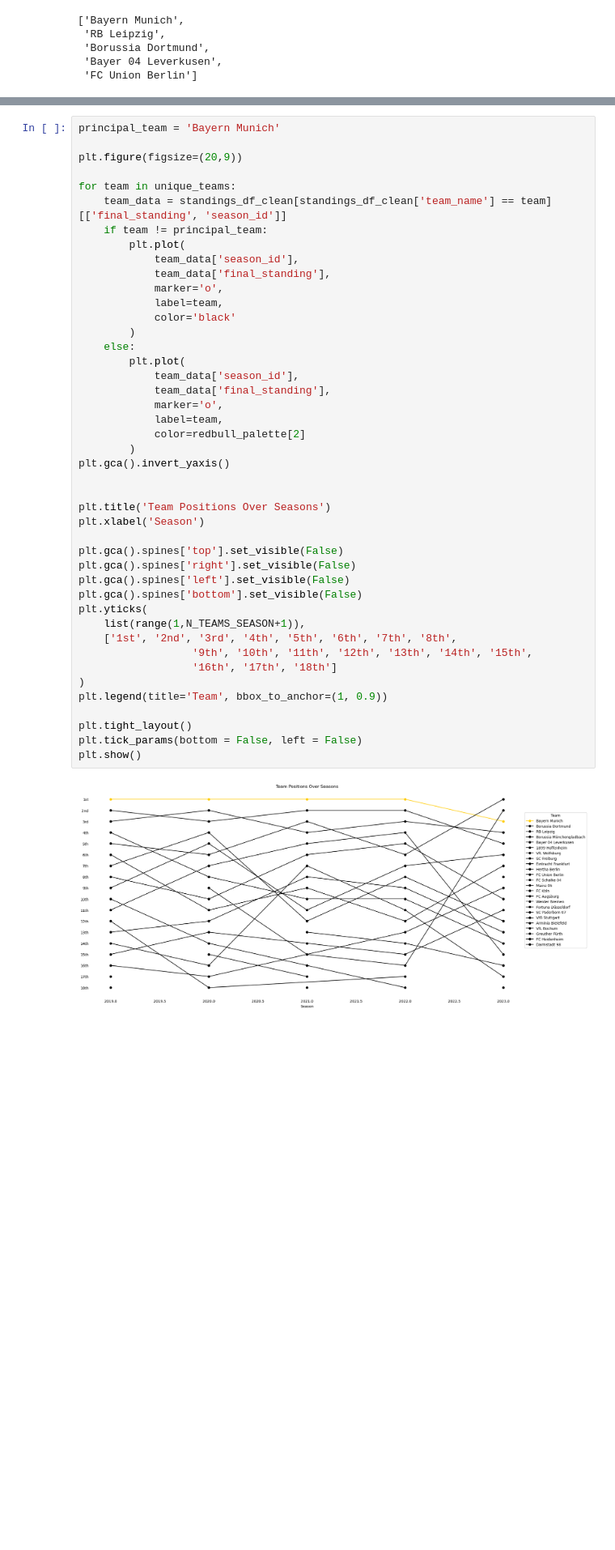
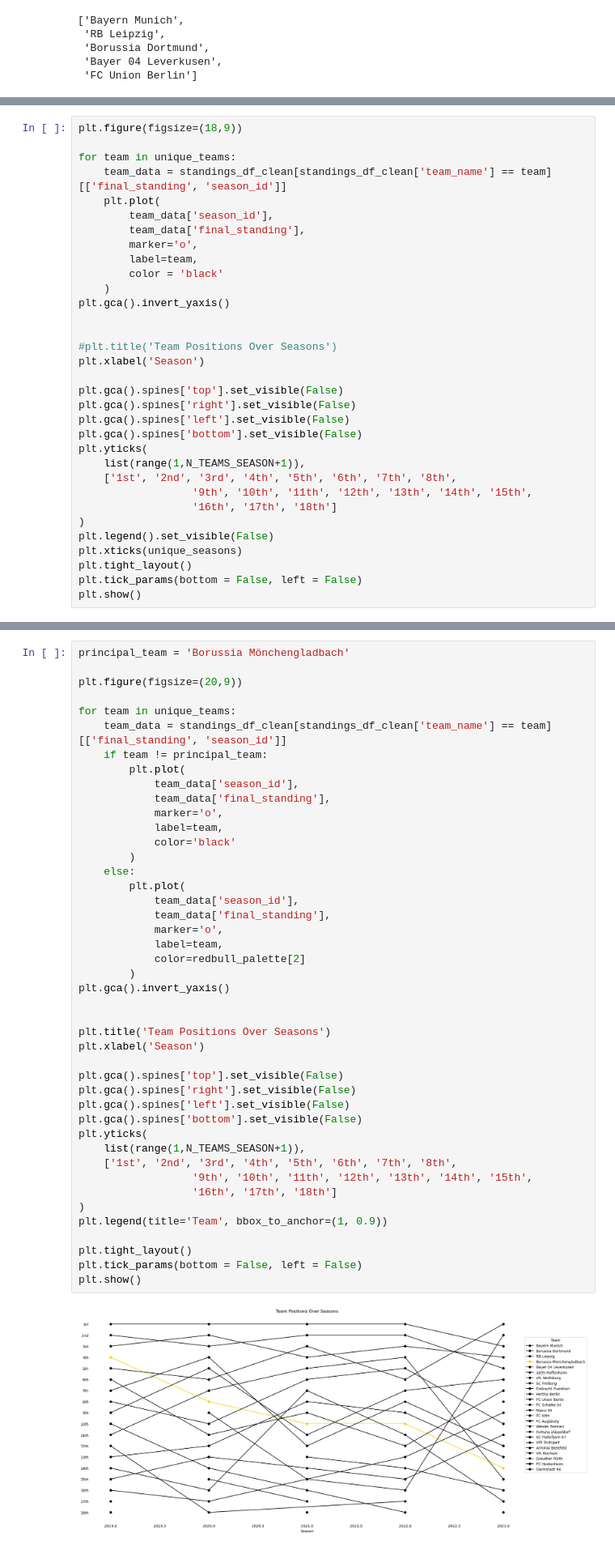
Before and after one commit to LuisAlcalaPerez/redbull_soccer_case_study, a Jupyter notebook: notebooks/eda.ipynb, the cells around one changed output, grey strips where cells are left out. Shown at 81% size. Saved outputs shown, nothing was run; the diff lists cells and outputs as text; blank space fills up the shorter version.

```diff
--- a/notebooks/eda.ipynb
+++ b/notebooks/eda.ipynb
@@ -338,0 +336,33 @@ plt.show()
+# %%
+plt.figure(figsize=(18,9))
+
+for team in unique_teams:
+    team_data = standings_df_clean[standings_df_clean['team_name'] == team][['final_standing', 'season_id']]
+    plt.plot(
+        team_data['season_id'],
+        team_data['final_standing'],
+        marker='o',
+        label=team,
+        color = 'black'
+    )
+plt.gca().invert_yaxis()
+
+
+#plt.title('Team Positions Over Seasons')
+plt.xlabel('Season')
+
+plt.gca().spines['top'].set_visible(False)
+plt.gca().spines['right'].set_visible(False)
+plt.gca().spines['left'].set_visible(False)
+plt.gca().spines['bottom'].set_visible(False)
+plt.yticks(
+    list(range(1,N_TEAMS_SEASON+1)),
+    ['1st', '2nd', '3rd', '4th', '5th', '6th', '7th', '8th',
+                  '9th', '10th', '11th', '12th', '13th', '14th', '15th',
+                  '16th', '17th', '18th']
+)
+plt.legend().set_visible(False)
+plt.xticks(unique_seasons)
+plt.tight_layout()
+plt.tick_params(bottom = False, left = False)
+plt.show()
@@ -339,5 +527,5 @@ plt.show()
 # %%
-principal_team = 'Bayern Munich'
+principal_team = 'Borussia Mönchengladbach'
 
 plt.figure(figsize=(20,9))
 
@@ -354,31 +542,31 @@ for team in unique_teams:
     else:
         plt.plot(
             team_data['season_id'],
             team_data['final_standing'],
             marker='o',
             label=team,
             color=redbull_palette[2]
         )
 plt.gca().invert_yaxis()
 
 
 plt.title('Team Positions Over Seasons')
 plt.xlabel('Season')
 
 plt.gca().spines['top'].set_visible(False)
 plt.gca().spines['right'].set_visible(False)
 plt.gca().spines['left'].set_visible(False)
 plt.gca().spines['bottom'].set_visible(False)
 plt.yticks(
     list(range(1,N_TEAMS_SEASON+1)),
     ['1st', '2nd', '3rd', '4th', '5th', '6th', '7th', '8th',
                   '9th', '10th', '11th', '12th', '13th', '14th', '15th',
                   '16th', '17th', '18th']
 )
 plt.legend(title='Team', bbox_to_anchor=(1, 0.9))
 
 plt.tight_layout()
 plt.tick_params(bottom = False, left = False)
 plt.show()
 # %% [output]
-[figure, old version]
+[figure, new version]
```
Also changed, not shown: parts of 49 cells of this notebook.
